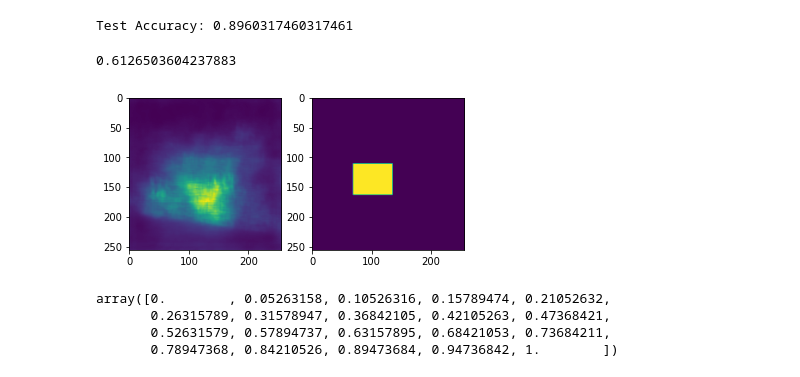
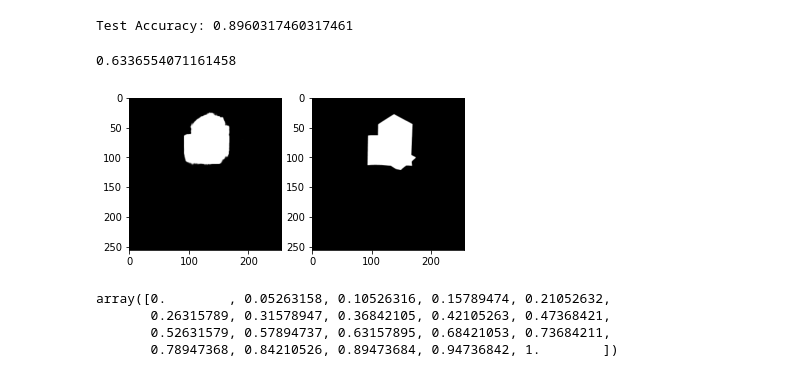
Before and after one commit to sowmen/imanip_main, a Jupyter notebook: test_datasets.ipynb, the cells around one changed output. Cells and saved outputs as stored; diff of their text form; code cells hidden in the pictures.

```diff
--- a/test_datasets.ipynb
+++ b/test_datasets.ipynb
@@ -98,7 +98,7 @@ device = 'cuda'
 encoder = SRM_Classifer(encoder_checkpoint='weights/pretrain_[31|03_12|16|32].h5', freeze_encoder=True)
 model_256 = UnetPP(encoder, num_classes=1, layer='end')
 model_256 = nn.DataParallel(model_256).to(device)
-model_256.load_state_dict(torch.load('weights/(defacto+pretrain+BCE)UnetPP_[27|04_00|53|58].h5'))
+model_256.load_state_dict(torch.load('weights/(defacto+customloss)UnetPP_[29|04_21|04|41].h5'))
 
 # model_256 = SRM_Classifer()
 # model_256 = nn.DataParallel(model_256).to(device)
@@ -135,7 +135,7 @@ def get_feat_preds(row):
         # out_masks.append(torch.sigmoid(out_mask_256).cpu())
         # target_masks.append(mask_tensor_256.cpu())
         # outputs.clear()
-        pred_256 = model_256(image_tensor_256.to(device), ela_tensor_256.to(device))
+        pred_256, label_tensor = model_256(image_tensor_256.to(device), ela_tensor_256.to(device))
         # features.append(inter_256.cpu().detach())
         predictions.append(torch.sigmoid(pred_256.cpu().detach()))
         masks.append(mask_tensor_256)
@@ -268,16 +267,16 @@ for gt, pr in tqdm(zip(testY, predY)):
     sample.append((pr, gt, bt))
 auc / cnt
 # %% [output]
-0.6126503604237883
+0.6336554071161458
 # %%
-pr, gt, bt = sample[20]
+pr, gt, bt = sample[55]
 plt.subplot(1,2,1)
-plt.imshow(pr)
+plt.imshow(pr, cmap='gray')
 plt.subplot(1,2,2)
-plt.imshow(gt)
+plt.imshow(gt, cmap='gray')
 plt.show()
 # %% [output]
-[figure, old version]
+[figure, new version]
 # %%
 # %% [output]
 array([0.        , 0.05263158, 0.10526316, 0.15789474, 0.21052632,
```
Also changed, not shown: parts of 2 cells of this notebook, 4 other files.
